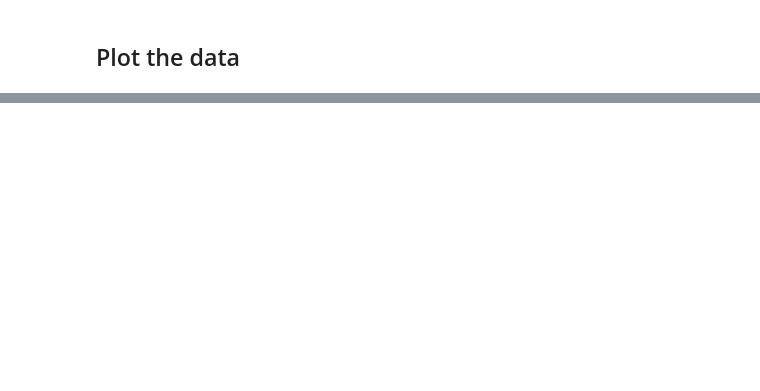
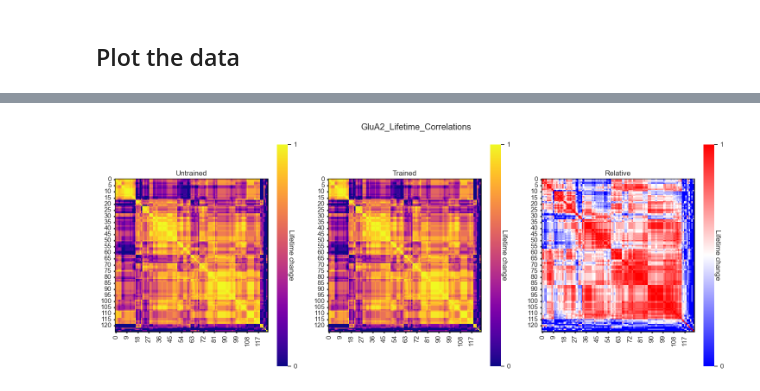
Before and after one commit to wjakewright/GluA2, a Jupyter notebook: GluA2/GluA2_Pipeline.ipynb, the cells around one changed output, grey strips where cells are left out. Cells and saved outputs as stored; diff of their text form; code cells hidden in the pictures; blank space fills up the shorter version.

Commit message:
Updated pipeline and plotting

```diff
--- a/GluA2/GluA2_Pipeline.ipynb
+++ b/GluA2/GluA2_Pipeline.ipynb
@@ -74,9 +59,16 @@ plotting.compare_relative_lifetimes(
     save_path=None,
 )
 # %%
-a = np.array([50, 90, 80])
-
-100 - a
+plotting.plot_interregion_correlations(
+    untrained_data,
+    trained_data,
+    figsize=(15,6),
+    display_stats=True,
+    save=True,
+    save_path=figure_path,
+)
+# %% [output]
+[figure, added]
 # %%
 area = "PVH"
 
```
Also changed, not shown: parts of 2 cells of this notebook, 2 other files.
